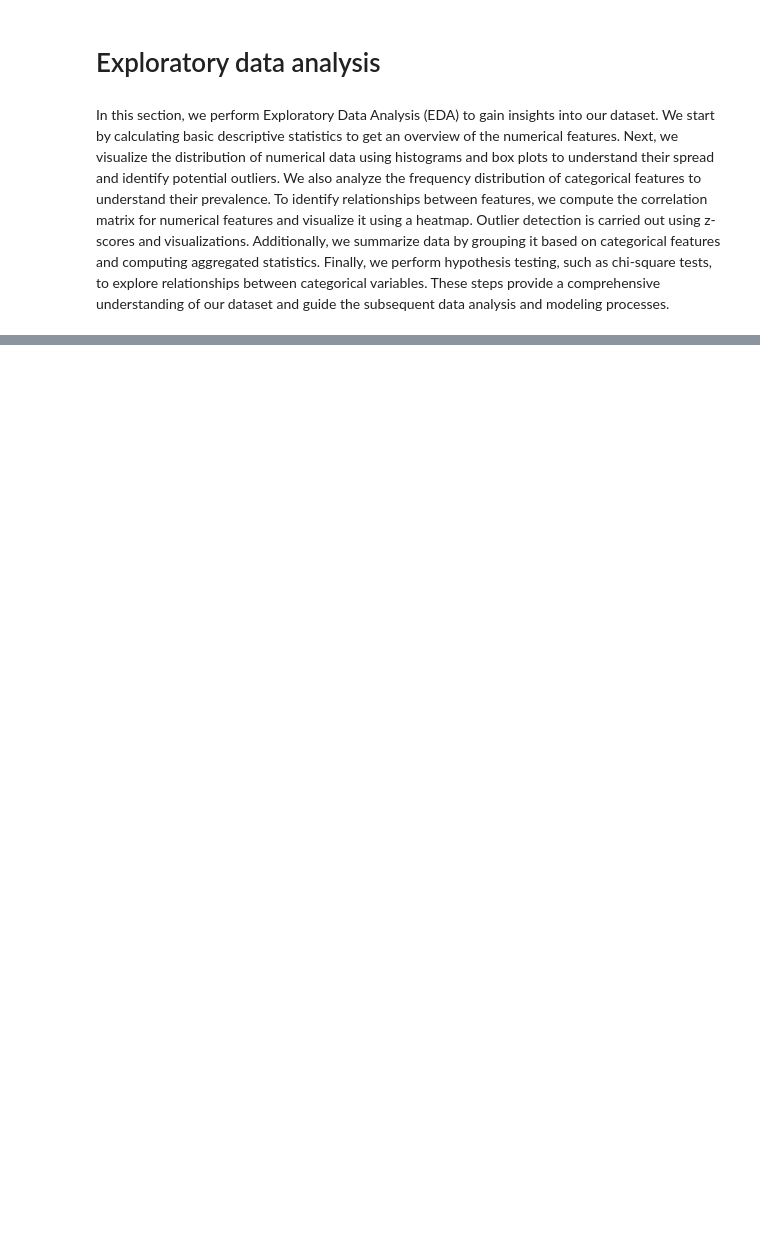
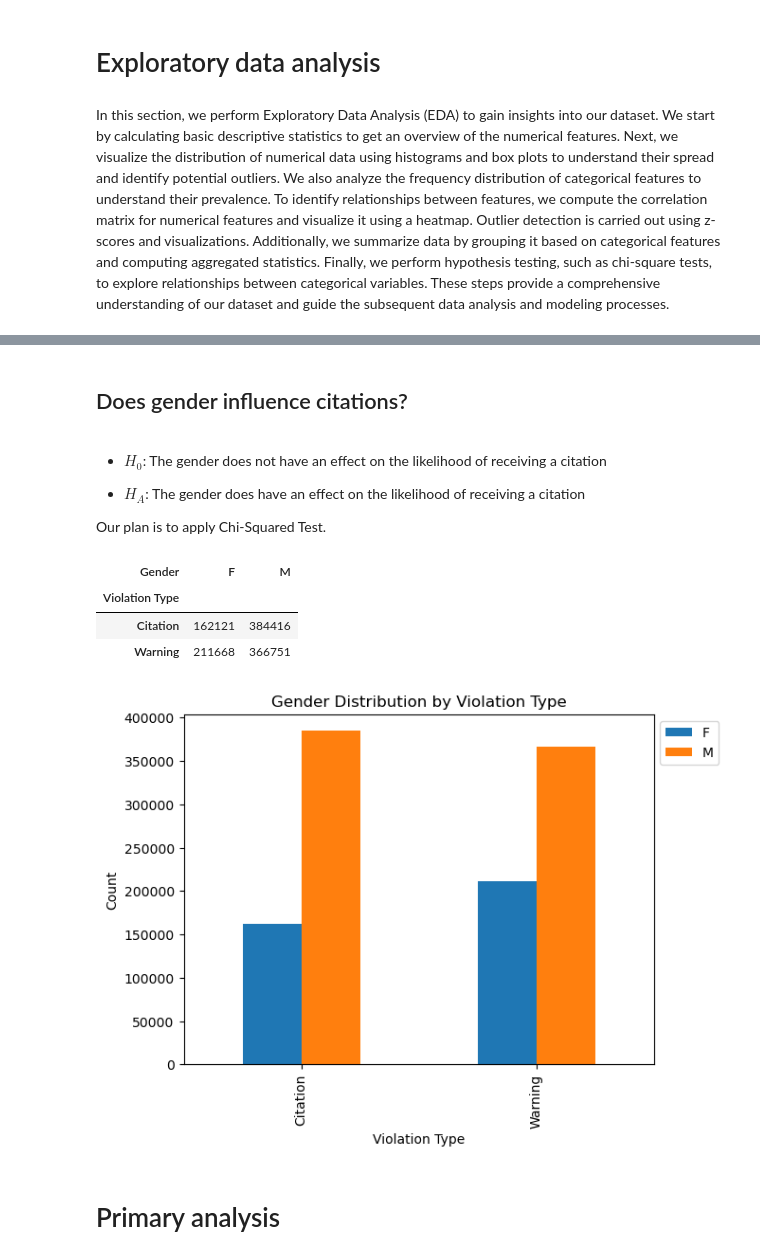
Before and after one commit to Yilalu/CMSC320project, a Jupyter notebook: CMCS320_Final_Project.ipynb, the cells around one changed output, grey strips where cells are left out. Saved outputs shown, nothing was run; the diff lists cells and outputs as text; code cells hidden in the pictures; blank space fills up the shorter version.

```diff
--- a/CMCS320_Final_Project.ipynb
+++ b/CMCS320_Final_Project.ipynb
@@ -461,0 +384,27 @@ plt.show()
+# %% [markdown]
+## Does gender influence citations?
+# %% [markdown]
+- $H_{0}$: The gender does not have an effect on the likelihood of receiving a citation
+
+- $H_{A}$: The gender does have an effect on the likelihood of receiving a citation
+
+Our plan is to apply Chi-Squared Test.
+# %%
+violationtype_by_gender = pd.crosstab(traffic_violations_df['Violation Type'], traffic_violations_df['Gender'])
+violationtype_by_gender
+# %% [output]
+| Gender | F | M |
+| Violation Type |  |  |
+| Citation | 162121 | 384416 |
+| Warning | 211668 | 366751 |
+# %%
+violationtype_by_gender.plot(kind='bar')
+plt.legend(loc='upper left', bbox_to_anchor=(1, 1))
+plt.title('Gender Distribution by Violation Type')
+plt.xlabel('Violation Type')
+plt.ylabel('Count')
+plt.show()
+# %% [output]
+[figure, added]
+# %% [markdown]
+# Primary analysis
```
Also changed, not shown: parts of 18 cells of this notebook, 1 other file.
